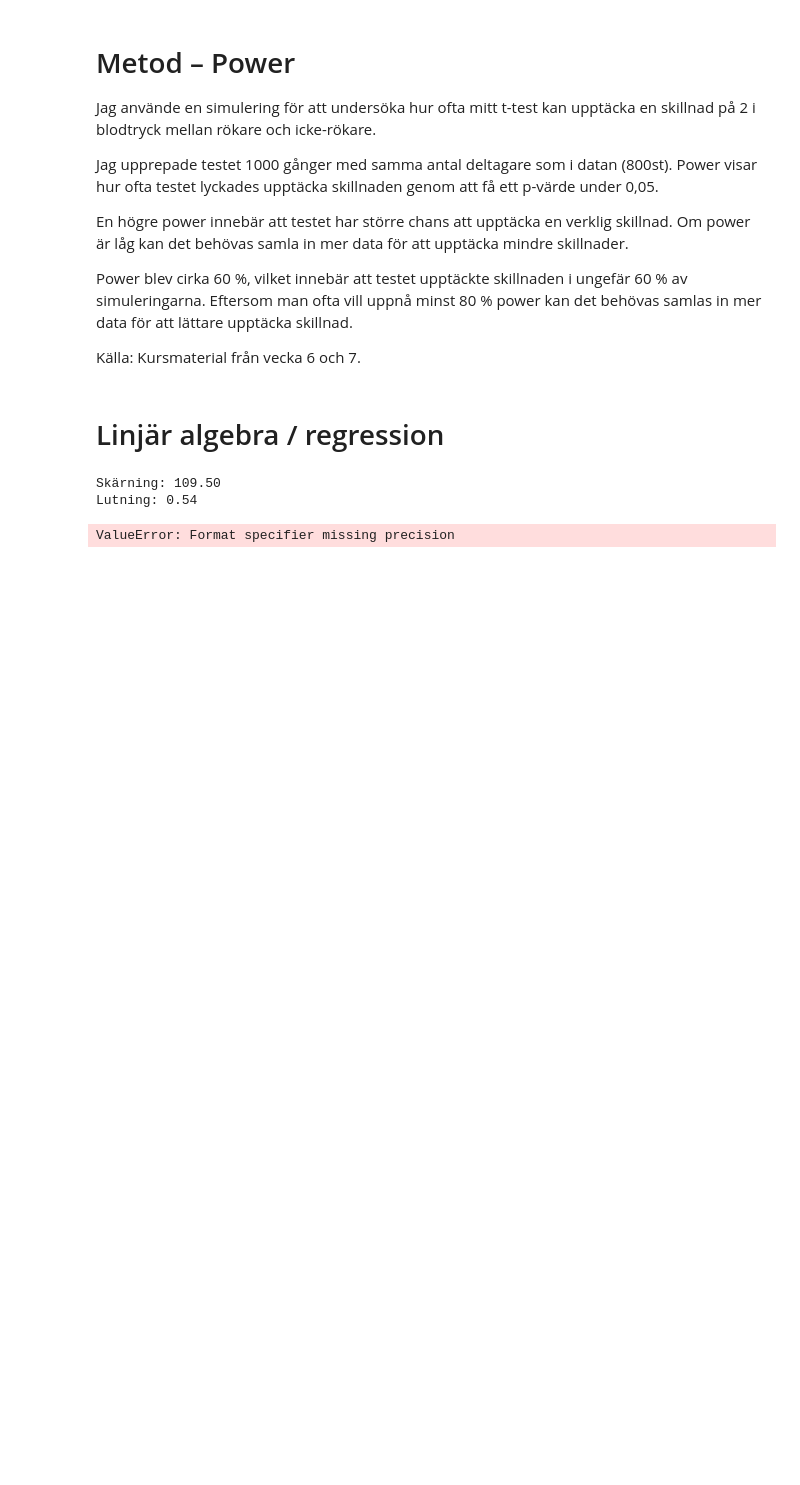
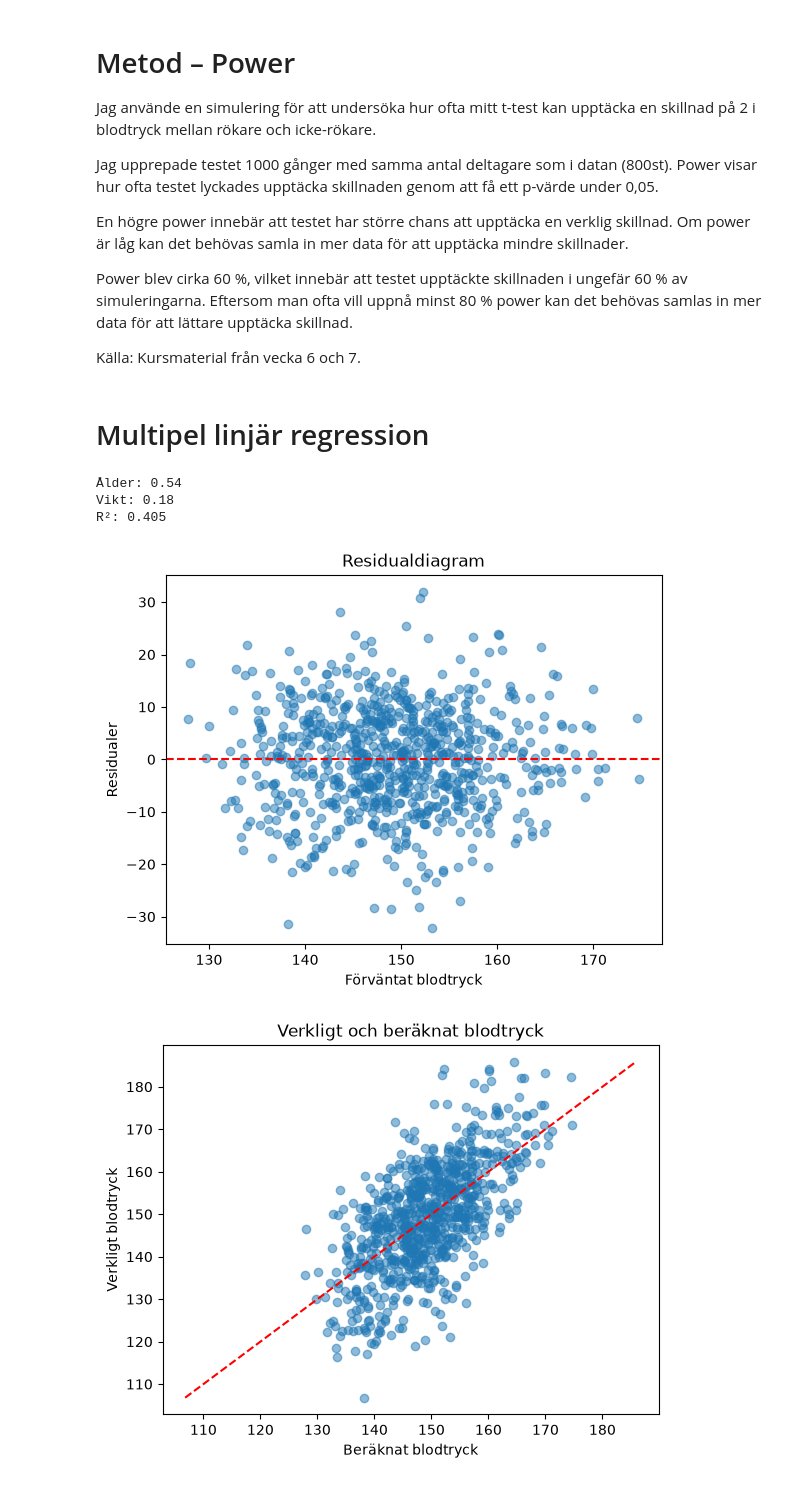
Before and after one commit to Krille1997/H-lsostudie, a Jupyter notebook: Notebook/Report.ipynb, the cells around one changed output. Cells and saved outputs as stored; diff of their text form; code cells hidden in the pictures; blank space fills up the shorter version.

```diff
--- a/Notebook/Report.ipynb
+++ b/Notebook/Report.ipynb
@@ -239,15 +239,22 @@ Power blev cirka 60 %, vilket innebär att testet upptäckte skillnaden i ungef
 
 Källa: Kursmaterial från vecka 6 och 7.
 # %% [markdown]
-# Linjär algebra / regression
+# Multipel linjär regression
 # %%
-model, age_weight, blodtryck = analys.regression()
+model, age_weight, blodtryck, prediktion, residualer = analys.regression()
 
+print("Ålder:", model.coef_[0].round(2))
+print("Vikt:", model.coef_[1].round(2))
+print("R²:", round(model.score(age_weight, blodtryck), 3))
 
-print(f"Skärning: {model.intercept_:.2f}")
-print(f"Lutning: {model.coef_[0]:.2f}")
-print(f"R²: {model.score(age_weight, blodtryck):.f3}")
+fig4 = HealthFig(df)
+fig4.fig_regression(blodtryck, prediktion, residualer)
+
+fig5 = HealthFig(df)
+fig5.fig_regression_2(blodtryck, prediktion)
 # %% [output]
-Skärning: 109.50
-Lutning: 0.54
+Ålder: 0.54
+Vikt: 0.18
+R²: 0.405
-ValueError: Format specifier missing precision
+[figure, added]
+[figure, added]
```
Also changed, not shown: parts of 1 cell of this notebook.
